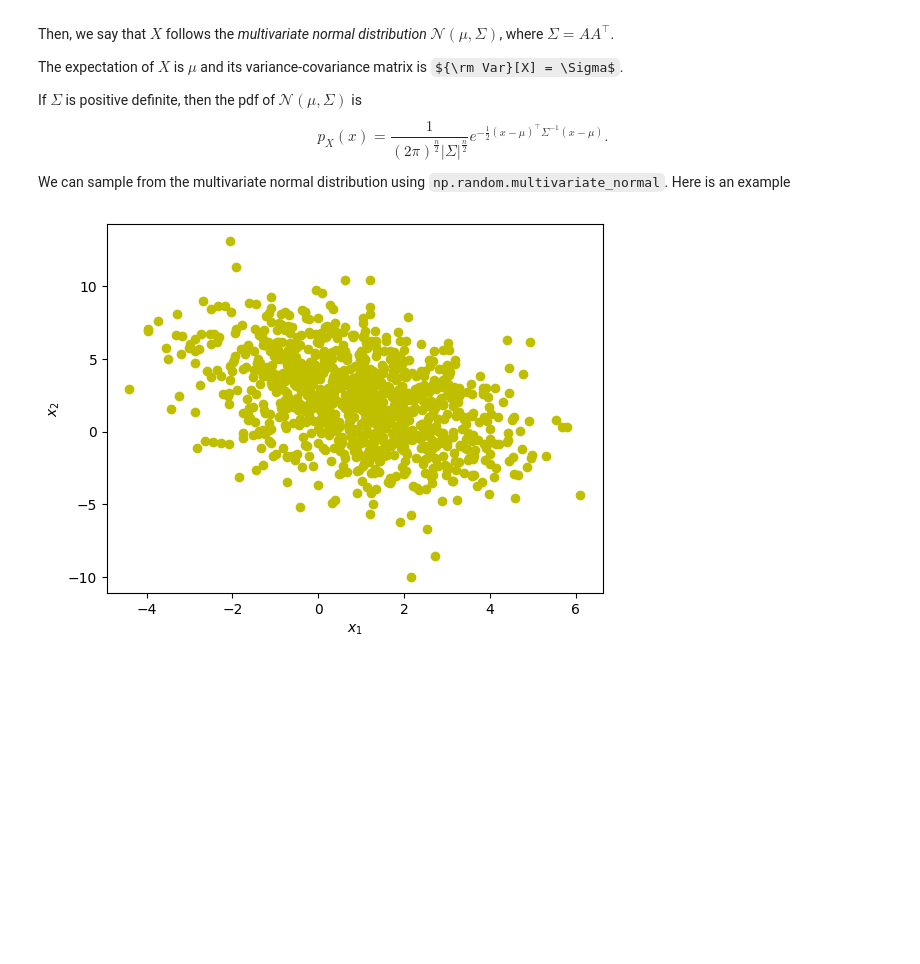
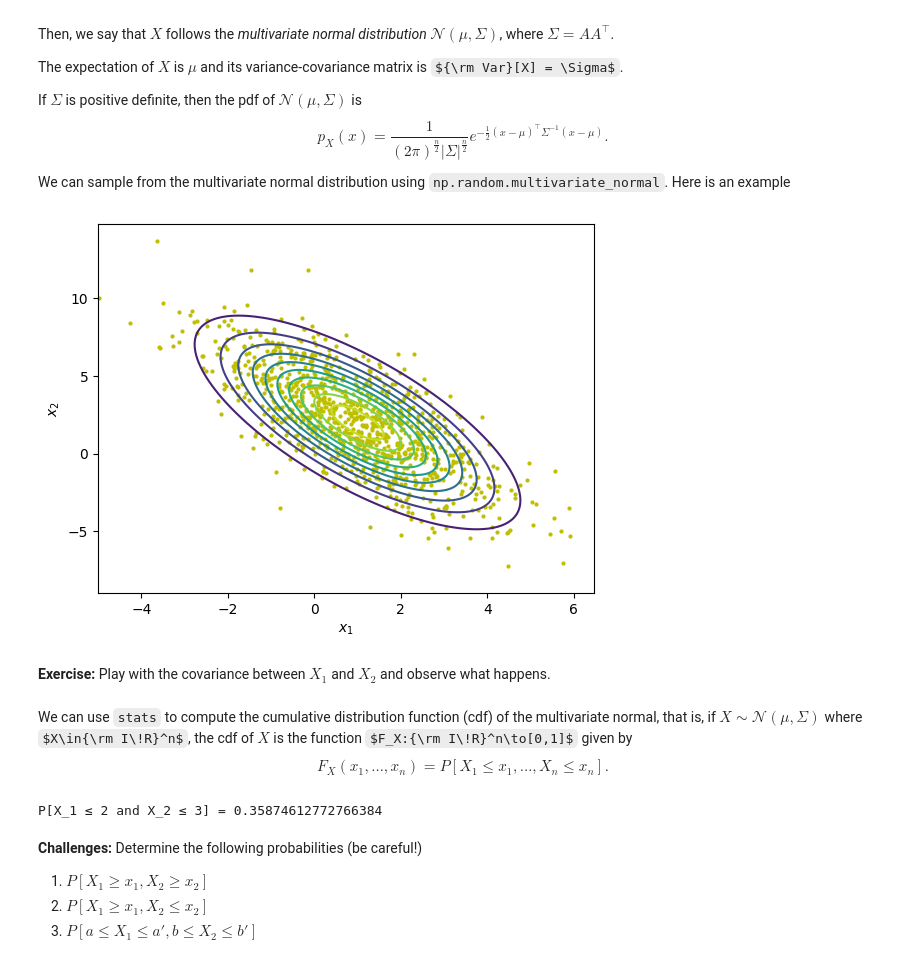
Before and after one commit to Gijinkstra/EstimationTheoryNotebooks, a Jupyter notebook: intro/1_sampling.ipynb, the cells around one changed output. Cells and saved outputs as stored; diff of their text form; code cells hidden in the pictures; some formulas as TeX source; blank space fills up the shorter version.

```diff
--- a/intro/1_sampling.ipynb
+++ b/intro/1_sampling.ipynb
@@ -115,18 +115,43 @@ $$p_X(x) = \frac{1}{(2\pi)^{\tfrac{n}{2}}|\Sigma|^{\tfrac{n}{2}}} e^{-\tfrac{1}{
 We can sample from the multivariate normal distribution using `np.random.multivariate_normal`. Here is an example
 # %%
 mu = np.array([1, 2])
-cov = np.array([[3, -2], [-2, 10]])
+cov = np.array([[3, -4], [-4, 10]])
 n_samples = 1000
 # Exercise: Check that the covariance matrix is positive definite
 rand_mvnrm = np.random.multivariate_normal(mu, cov, n_samples)
 
 plt.figure()
+# Plot individual sampled values
 for i in range(n_samples):
-    plt.plot(rand_mvnrm[i, 0], rand_mvnrm[i, 1], 'o', color='y')
+    plt.plot(rand_mvnrm[i, 0], rand_mvnrm[i, 1], 'o', color='y', markersize=2)
+# Plot contours of normal distribution
+x, y = np.mgrid[-5:5:.05, -9:9:.05]
+pos = np.dstack((x, y))
+z = stats.multivariate_normal.pdf(pos, mu, cov)
+plt.contour(x, y, z, levels=10)
+# Labels etc
 plt.xlabel('$x_1$')
 plt.ylabel('$x_2$')
 plt.show()
-
-# EXERCISE: Plot contour lines of the pdf of the multivariate normal distribution
 # %% [output]
-[figure, old version]
+[figure, new version]
+# %% [markdown]
+**Exercise:** Play with the covariance between $X_1$ and $X_2$ and observe what happens.
+# %% [markdown]
+We can use `stats` to compute the cumulative distribution function (cdf) of the multivariate normal, that is, if $X\sim\mathcal{N}(\mu, \Sigma)$ where $X\in{\rm I\!R}^n$, the cdf of $X$ is the function $F_X:{\rm I\!R}^n\to[0,1]$ given by
+$$F_X(x_1, \ldots, x_n)=P[X_1\leq x_1, \ldots, X_n\leq x_n].$$
+# %%
+mu = np.array([1, 2])
+cov = np.array([[3, -4], [-4, 10]])
+# Probability that X_1 ≤ x1 and X_2 ≤ x2
+x1, x2 = 2, 3
+prob = stats.multivariate_normal.cdf([x1, x2], mu, cov)
+print(f"P[X_1 ≤ {x1} and X_2 ≤ {x2}] = {prob}")
+# %% [output]
+P[X_1 ≤ 2 and X_2 ≤ 3] = 0.35874612772766384
+# %% [markdown]
+**Challenges:** Determine the following probabilities (be careful!)
+
+1. $P[X_1 \geq x_1, X_2 \geq x_2]$
+2. $P[X_1 \geq x_1, X_2 \leq x_2]$
+3. $P[a \leq X_1 \leq a', b \leq X_2 \leq b']$
```
Also changed, not shown: 1 other file.
